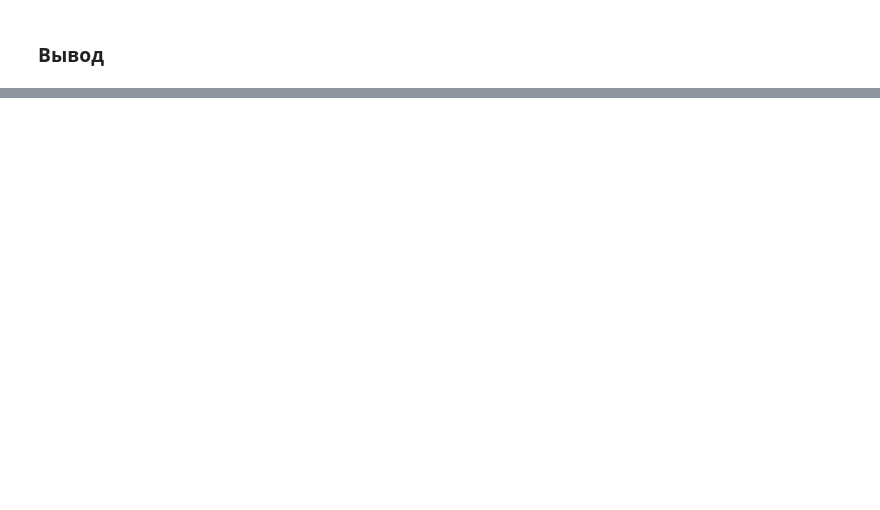
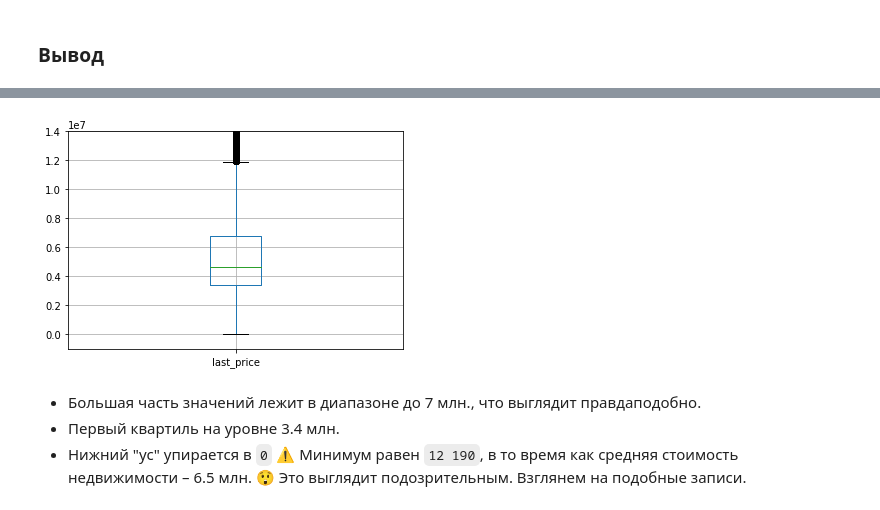
Before and after one commit to akrisanov/data-science-cource, a Jupyter notebook: course3/notebook.ipynb, the cells around one changed output, grey strips where cells are left out. Saved outputs shown, nothing was run; the diff lists cells and outputs as text; code cells hidden in the pictures; blank space fills up the shorter version.

```diff
--- a/course3/notebook.ipynb
+++ b/course3/notebook.ipynb
@@ -43,0 +463,10 @@
+# %%
+plt.ylim(-1e+06, 1.4e+07)
+realty.boxplot('last_price')
+plt.show()
+# %% [output]
+[figure, added]
+# %% [markdown]
+* Большая часть значений лежит в диапазоне до 7 млн., что выглядит правдаподобно.
+* Первый квартиль на уровне 3.4 млн.
+* Нижний "ус" упирается в `0` ⚠️ Минимум равен `12 190`, в то время как средняя стоимость недвижимости – 6.5 млн. 😲 Это выглядит подозрительным. Взглянем на подобные записи.
```
Also changed, not shown: parts of 166 cells of this notebook, 1 other file.
